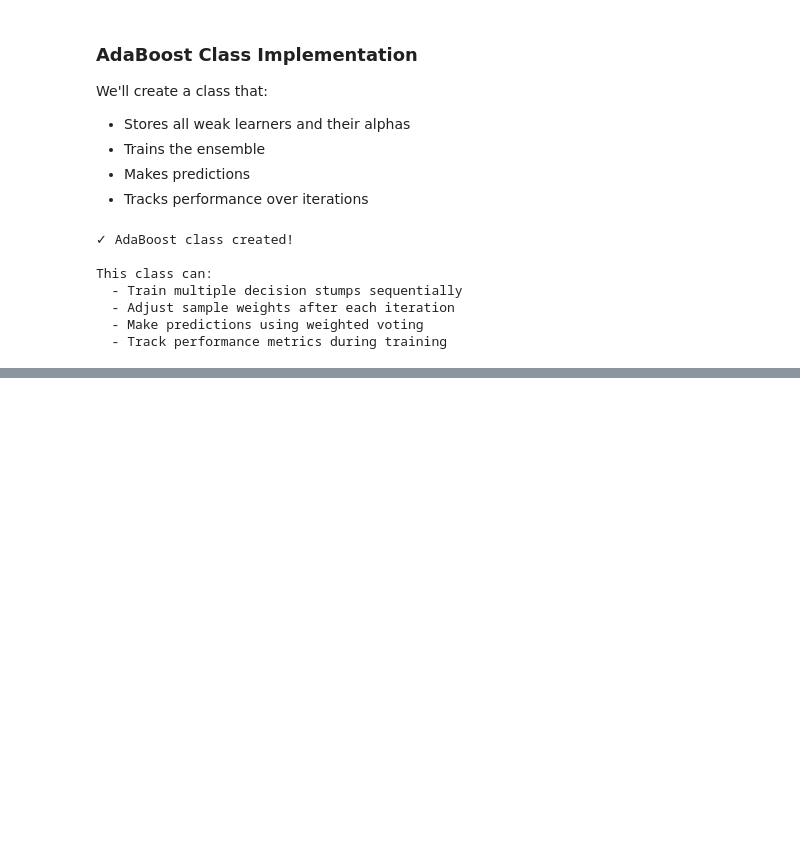
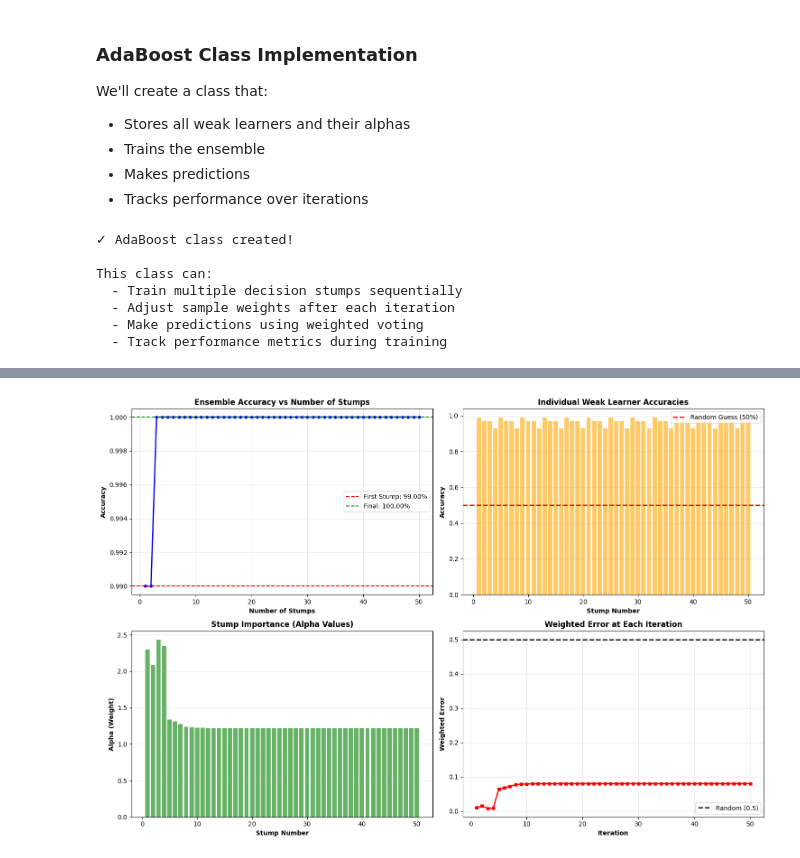
Before and after one commit to chamela-yohan/adaboost-from-scratch, a Jupyter notebook: adaboost.ipynb, the cells around one changed output, grey strips where cells are left out. Saved outputs shown, nothing was run; the diff lists cells and outputs as text; code cells hidden in the pictures; blank space fills up the shorter version.

```diff
--- a/adaboost.ipynb
+++ b/adaboost.ipynb
@@ -725,0 +731,17 @@ This class can:
+# %%
+# Create and train AdaBoost classifier
+adaboost = AdaBoost(n_estimators=50)
+
+# Train the model
+adaboost.fit(X, y)
+
+# Make predictions on training data
+y_pred = adaboost.predict(X)
+
+# Calculate final accuracy
+final_accuracy = np.sum(y_pred == y) / len(y)
+
+print(f" FINAL RESULTS:")
+print(f"   Training Accuracy: {final_accuracy:.2%}")
+print(f"   Number of stumps: {len(adaboost.stumps)}")
+print(f"   Improvement: {final_accuracy - adaboost.stump_accuracies[0]:.2%}")
@@ -725,0 +770,66 @@ This class can:
+# %%
+# Calculate ensemble accuracy at each iteration
+ensemble_accuracies = []
+
+for i in range(len(adaboost.stumps)):
+    # Use only the first i+1 stumps
+    temp_predictions = np.zeros(len(X))
+    for j in range(i + 1):
+        temp_predictions += adaboost.stump_weights[j] * adaboost.stumps[j].predict(X)
+
+    temp_final = np.sign(temp_predictions)
+    accuracy = np.sum(temp_final == y) / len(y)
+    ensemble_accuracies.append(accuracy)
+
+# Create visualization
+fig, axes = plt.subplots(2, 2, figsize=(15, 10))
+
+# Plot 1: Ensemble Accuracy over iterations
+axes[0, 0].plot(range(1, len(ensemble_accuracies) + 1), ensemble_accuracies,
+                'b-', linewidth=2, marker='o', markersize=4)
+axes[0, 0].axhline(y=ensemble_accuracies[0], color='r', linestyle='--',
+                   label=f'First Stump: {ensemble_accuracies[0]:.2%}')
+axes[0, 0].axhline(y=ensemble_accuracies[-1], color='g', linestyle='--',
+                   label=f'Final: {ensemble_accuracies[-1]:.2%}')
+axes[0, 0].set_xlabel('Number of Stumps', fontweight='bold')
+axes[0, 0].set_ylabel('Accuracy', fontweight='bold')
+axes[0, 0].set_title('Ensemble Accuracy vs Number of Stumps', fontweight='bold')
+axes[0, 0].legend()
+axes[0, 0].grid(True, alpha=0.3)
+
+# Plot 2: Individual Stump Accuracies
+axes[0, 1].bar(range(1, len(adaboost.stump_accuracies) + 1),
+               adaboost.stump_accuracies, alpha=0.6, color='orange')
+axes[0, 1].axhline(y=0.5, color='r', linestyle='--', linewidth=2,
+                   label='Random Guess (50%)')
+axes[0, 1].set_xlabel('Stump Number', fontweight='bold')
+axes[0, 1].set_ylabel('Accuracy', fontweight='bold')
+axes[0, 1].set_title('Individual Weak Learner Accuracies', fontweight='bold')
+axes[0, 1].legend()
+axes[0, 1].grid(True, alpha=0.3, axis='y')
+
+# Plot 3: Stump Weights (Alpha values)
+axes[1, 0].bar(range(1, len(adaboost.stump_weights) + 1),
+               adaboost.stump_weights, alpha=0.6, color='green')
+axes[1, 0].set_xlabel('Stump Number', fontweight='bold')
+axes[1, 0].set_ylabel('Alpha (Weight)', fontweight='bold')
+axes[1, 0].set_title('Stump Importance (Alpha Values)', fontweight='bold')
+axes[1, 0].grid(True, alpha=0.3, axis='y')
+
+# Plot 4: Weighted Errors
+axes[1, 1].plot(range(1, len(adaboost.errors) + 1), adaboost.errors,
+                'r-', linewidth=2, marker='s', markersize=4)
+axes[1, 1].axhline(y=0.5, color='black', linestyle='--', linewidth=2,
+                   label='Random (0.5)')
+axes[1, 1].set_xlabel('Iteration', fontweight='bold')
+axes[1, 1].set_ylabel('Weighted Error', fontweight='bold')
+axes[1, 1].set_title('Weighted Error at Each Iteration', fontweight='bold')
+axes[1, 1].legend()
+axes[1, 1].grid(True, alpha=0.3)
+
+plt.tight_layout()
+plt.show()
+
+print("✓ Performance analysis complete!")
+# %% [output]
+[figure, added]
```
Also changed, not shown: parts of 28 cells of this notebook, 1 other file.
